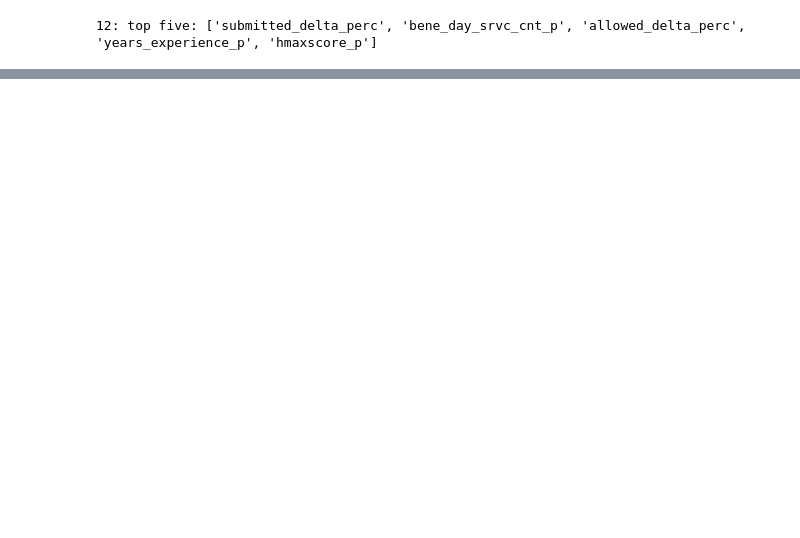
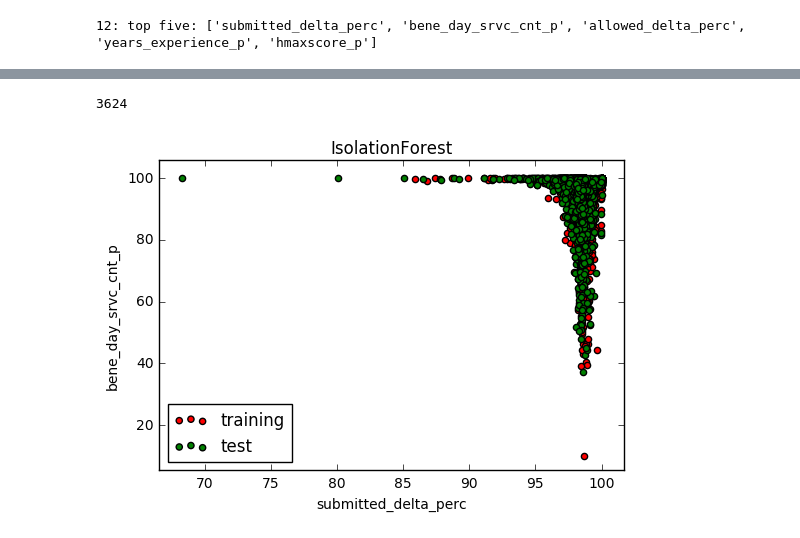
Before and after one commit to aurel1212/Capstone-TBD, a Jupyter notebook: model_testing.ipynb, the cells around one changed output, grey strips where cells are left out. Drawn from its saved outputs; the diff is of its cells as text; code cells hidden in the pictures; blank space fills up the shorter version.

```diff
--- a/model_testing.ipynb
+++ b/model_testing.ipynb
@@ -484,0 +718,10 @@ Name: 1275589871, dtype: object
+# %%
+clf = IsolationForest(max_samples=100)
+clf.fit(X_train)
+y_pred_train = clf.predict(X_train)
+y_pred_test = clf.predict(X_test)
+#y_pred_outliers = clf.predict(X_outliers)
+# %%
+y_pred_test.size
+# %% [output]
+3624
@@ -484,0 +734,26 @@ Name: 1275589871, dtype: object
+# %%
+
+#plot the line, the samples, and the nearest vectors to the plane
+# xx, yy = np.meshgrid(np.linspace(0, 110, 220), np.linspace(0, 110, 220))
+# Z = clf.decision_function(np.c_[xx.ravel(), yy.ravel()])
+# Z = Z.reshape(xx.shape)
+# plt.contourf(xx, yy, Z, cmap=plt.cm.Blues_r)
+
+plt.title("IsolationForest")
+
+
+b1 = plt.scatter(X_train[:, 1], X_train[:, 2], c='red')
+b2 = plt.scatter(X_test[:, 1], X_test[:, 2], c='green')
+#c = plt.scatter(X_outliers[:, 0], X_outliers[:, 1], c='red')
+plt.axis('tight')
+plt.xlabel('submitted_delta_perc')
+plt.ylabel('bene_day_srvc_cnt_p')
+#plt.xlim((0, 110))
+#plt.ylim((0, 110))
+plt.legend([b1, b2],
+           ["training",
+            "test"],
+           loc="lower left")
+plt.show()
+# %% [output]
+[figure, added]
```
Also changed, not shown: parts of 108 cells of this notebook, 1 other file.
